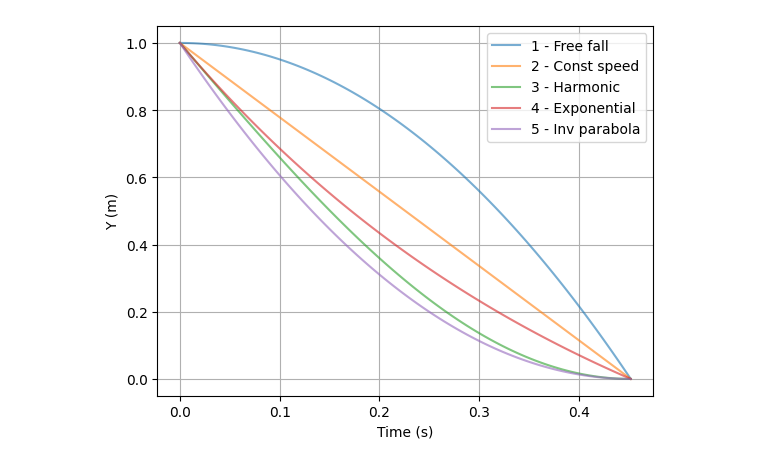
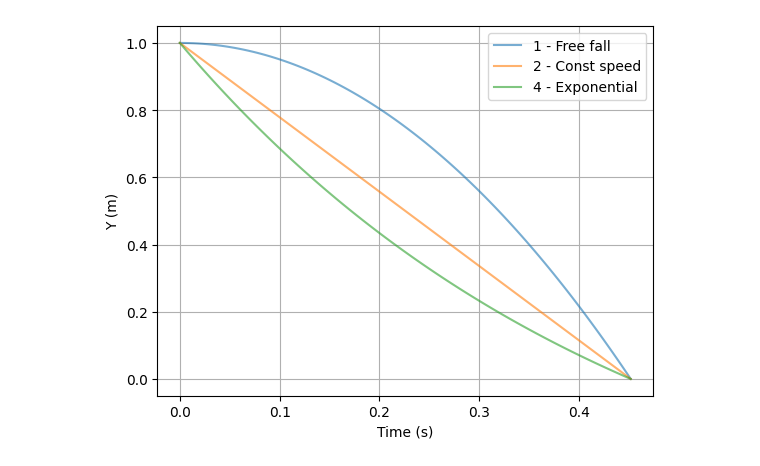
Before and after one commit to ydGit/qpac, a Jupyter notebook: code/jupyter/ActionPrinciple.ipynb, the cells around one changed output. Cells and saved outputs as stored; diff of their text form; code cells hidden in the pictures.

```diff
--- a/code/jupyter/ActionPrinciple.ipynb
+++ b/code/jupyter/ActionPrinciple.ipynb
@@ -40,20 +50,20 @@ y5s = q5(ts)
 # %%
 fig = plt.plot(figsize=[8 ,6])
 alpha = 0.6
 
 plt.plot(ts, y1s, label="1 - Free fall", alpha=alpha)
 plt.plot(ts, y2s, label="2 - Const speed", alpha=alpha)
-plt.plot(ts, y3s, label="3 - Harmonic", alpha=alpha)
+#plt.plot(ts, y3s, label="3 - Harmonic", alpha=alpha)
 plt.plot(ts, y4s, label="4 - Exponential", alpha=alpha)
-plt.plot(ts, y5s, label="5 - Inv parabola", alpha=alpha)
+#plt.plot(ts, y5s, label="5 - Inv parabola", alpha=alpha)
 
 plt.legend(loc="upper right")
 plt.xlabel("Time (s)")
 plt.ylabel("Y (m)")
 
 plt.grid(1)
 
 plt.show()
 plt.close()
 # %% [output]
-[figure, old version]
+[figure, new version]
```
Also changed, not shown: parts of 1 cell of this notebook, 10 other files.
